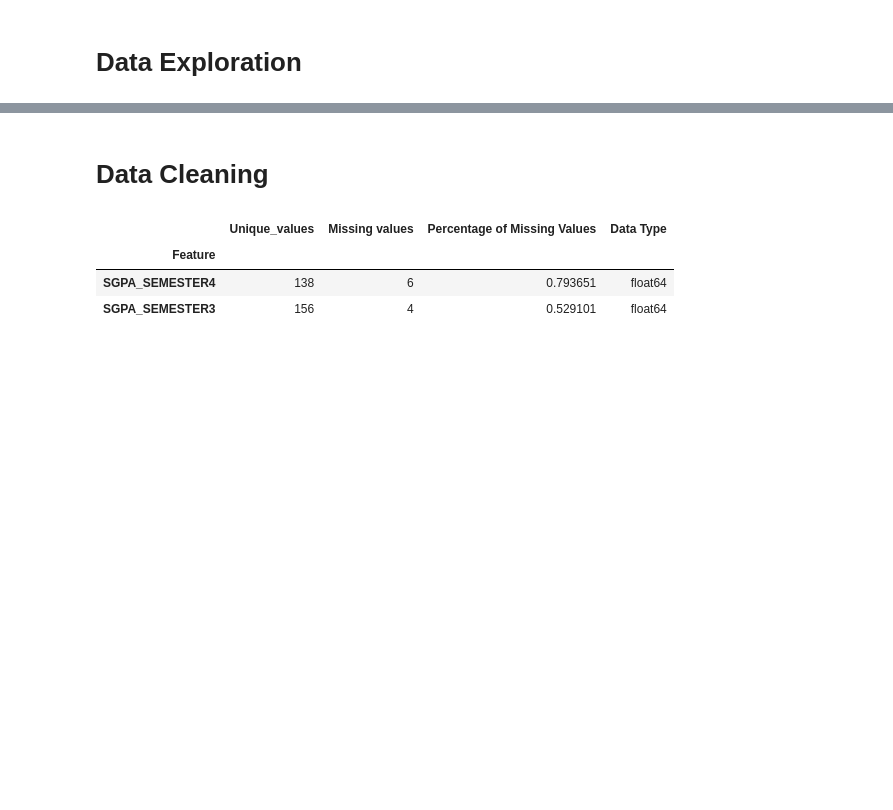
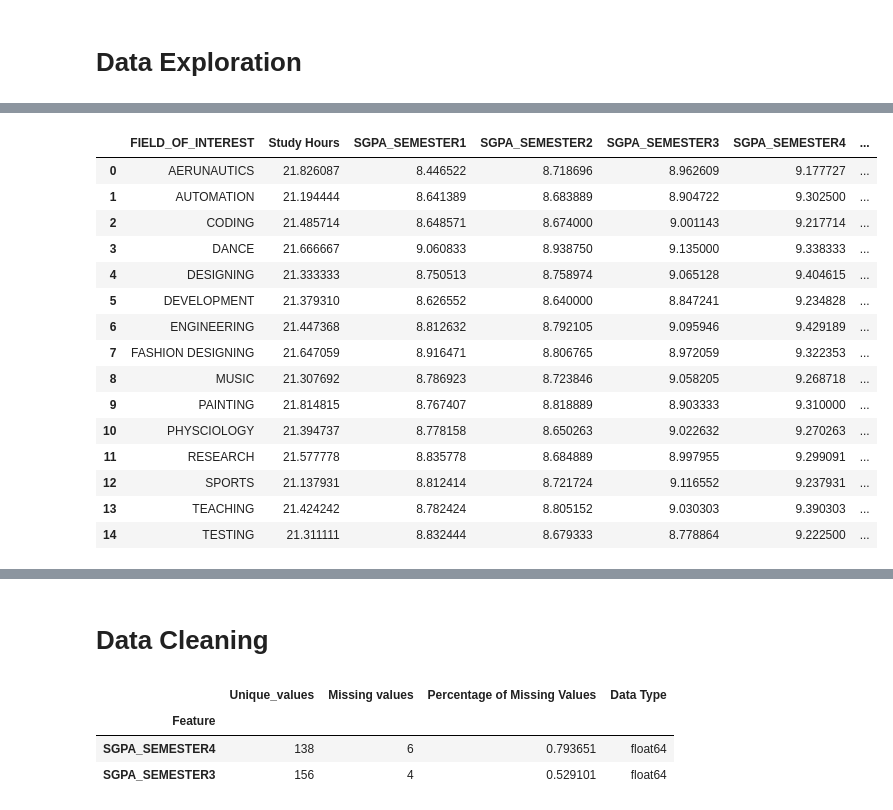
Before and after one commit to ImranNazir4/Data_Analysis_Projects, a Jupyter notebook: Numerical Data Analytics/CGPA_Prediction/CGPA Prediction (1).ipynb, the cells around one changed output, grey strips where cells are left out. Saved outputs shown, nothing was run; the diff lists cells and outputs as text; code cells hidden in the pictures; blank space fills up the shorter version.

```diff
--- a/Numerical Data Analytics/CGPA_Prediction/CGPA Prediction (1).ipynb
+++ b/Numerical Data Analytics/CGPA_Prediction/CGPA Prediction (1).ipynb
@@ -150,0 +151,22 @@ plt.show()
+# %%
+df = df.groupby('FIELD_OF_INTEREST').mean()
+
+df = df.reset_index()
+df
+# %% [output]
+|  | FIELD_OF_INTEREST | Study Hours | SGPA_SEMESTER1 | SGPA_SEMESTER2 | SGPA_SEMESTER3 | SGPA_SEMESTER4 | ... |
+| 0 | AERUNAUTICS | 21.826087 | 8.446522 | 8.718696 | 8.962609 | 9.177727 | ... |
+| 1 | AUTOMATION | 21.194444 | 8.641389 | 8.683889 | 8.904722 | 9.302500 | ... |
+| 2 | CODING | 21.485714 | 8.648571 | 8.674000 | 9.001143 | 9.217714 | ... |
+| 3 | DANCE | 21.666667 | 9.060833 | 8.938750 | 9.135000 | 9.338333 | ... |
+| 4 | DESIGNING | 21.333333 | 8.750513 | 8.758974 | 9.065128 | 9.404615 | ... |
+| 5 | DEVELOPMENT | 21.379310 | 8.626552 | 8.640000 | 8.847241 | 9.234828 | ... |
+| 6 | ENGINEERING | 21.447368 | 8.812632 | 8.792105 | 9.095946 | 9.429189 | ... |
+| 7 | FASHION DESIGNING | 21.647059 | 8.916471 | 8.806765 | 8.972059 | 9.322353 | ... |
+| 8 | MUSIC | 21.307692 | 8.786923 | 8.723846 | 9.058205 | 9.268718 | ... |
+| 9 | PAINTING | 21.814815 | 8.767407 | 8.818889 | 8.903333 | 9.310000 | ... |
+| 10 | PHYSCIOLOGY | 21.394737 | 8.778158 | 8.650263 | 9.022632 | 9.270263 | ... |
+| 11 | RESEARCH | 21.577778 | 8.835778 | 8.684889 | 8.997955 | 9.299091 | ... |
+| 12 | SPORTS | 21.137931 | 8.812414 | 8.721724 | 9.116552 | 9.237931 | ... |
+| 13 | TEACHING | 21.424242 | 8.782424 | 8.805152 | 9.030303 | 9.390303 | ... |
+| 14 | TESTING | 21.311111 | 8.832444 | 8.679333 | 8.778864 | 9.222500 | ... |
```
Also changed, not shown: parts of 12 cells of this notebook, 4 other files.
